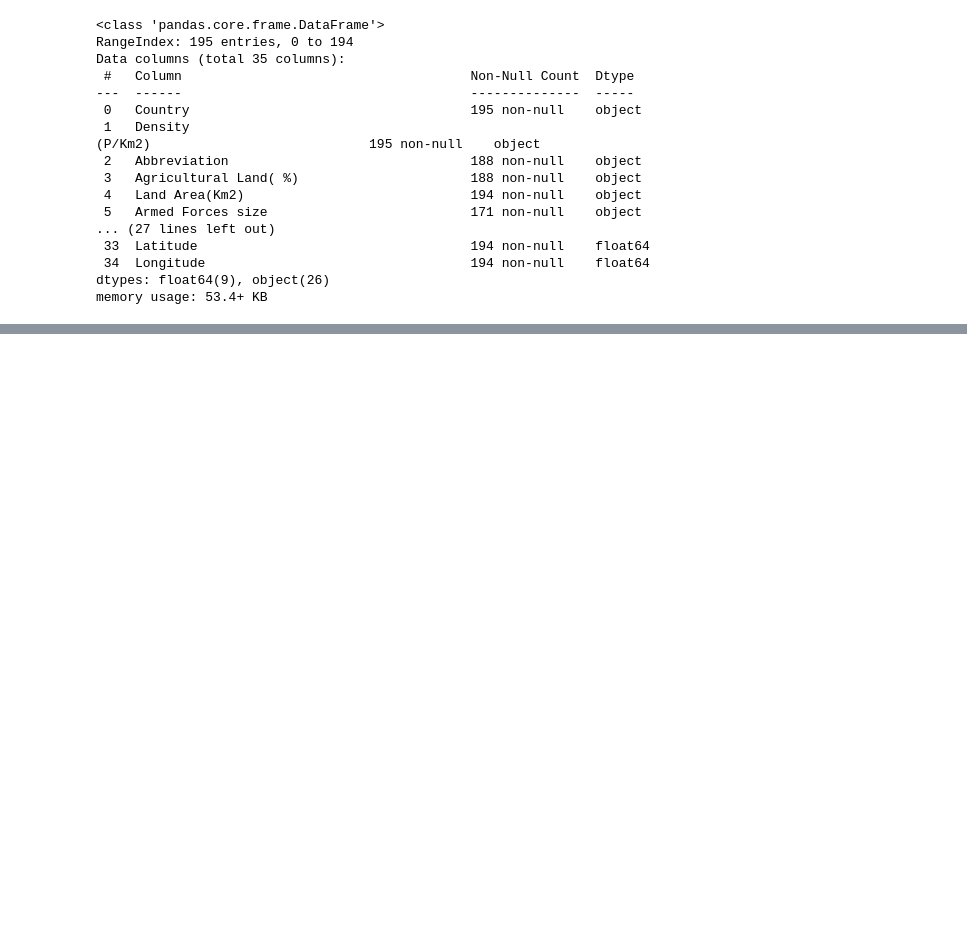
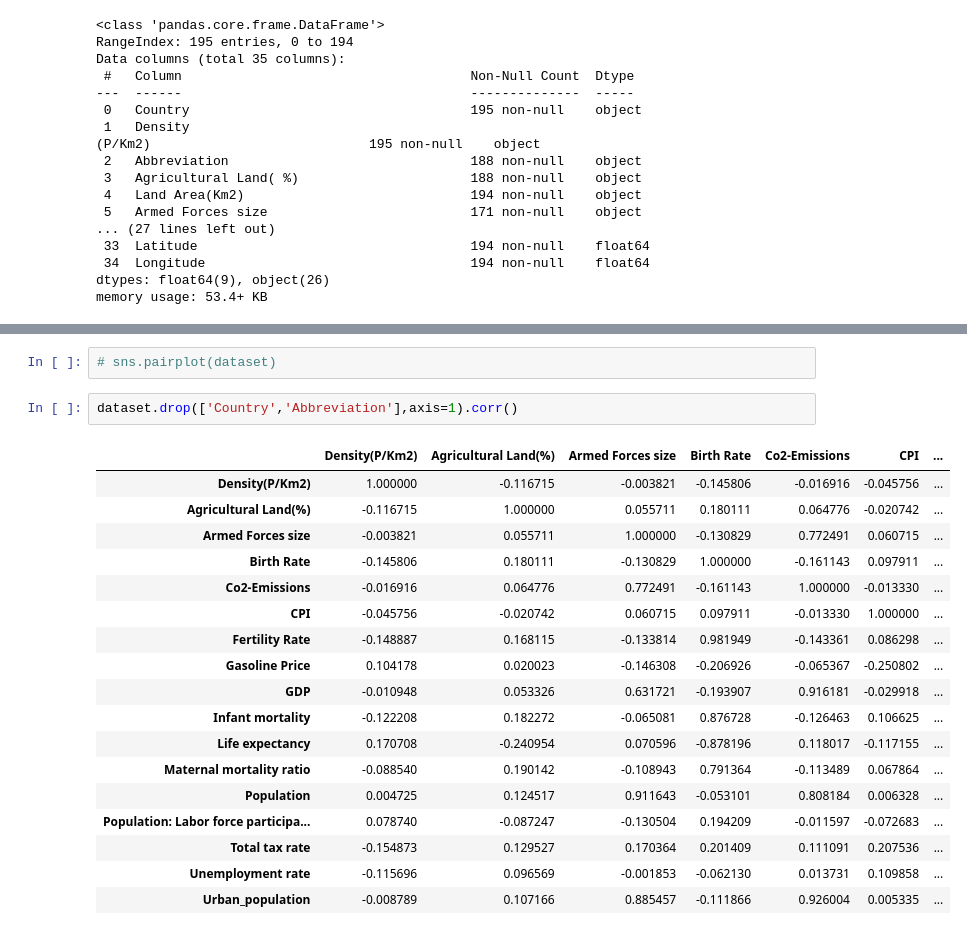
Before and after one commit to depa-tto/Multidimensional-Data-Visualization-exam, a Jupyter notebook: File_1.ipynb, the cells around one changed output, grey strips where cells are left out. Drawn from its saved outputs; the diff is of its cells as text; blank space fills up the shorter version.

```diff
--- a/File_1.ipynb
+++ b/File_1.ipynb
@@ -58,0 +110,23 @@ dataset.describe()
+# %%
+# sns.pairplot(dataset)
+# %%
+dataset.drop(['Country','Abbreviation'],axis=1).corr()
+# %% [output]
+|  | Density(P/Km2) | Agricultural Land(%) | Armed Forces size | Birth Rate | Co2-Emissions | CPI | ... |
+| Density(P/Km2) | 1.000000 | -0.116715 | -0.003821 | -0.145806 | -0.016916 | -0.045756 | ... |
+| Agricultural Land(%) | -0.116715 | 1.000000 | 0.055711 | 0.180111 | 0.064776 | -0.020742 | ... |
+| Armed Forces size | -0.003821 | 0.055711 | 1.000000 | -0.130829 | 0.772491 | 0.060715 | ... |
+| Birth Rate | -0.145806 | 0.180111 | -0.130829 | 1.000000 | -0.161143 | 0.097911 | ... |
+| Co2-Emissions | -0.016916 | 0.064776 | 0.772491 | -0.161143 | 1.000000 | -0.013330 | ... |
+| CPI | -0.045756 | -0.020742 | 0.060715 | 0.097911 | -0.013330 | 1.000000 | ... |
+| Fertility Rate | -0.148887 | 0.168115 | -0.133814 | 0.981949 | -0.143361 | 0.086298 | ... |
+| Gasoline Price | 0.104178 | 0.020023 | -0.146308 | -0.206926 | -0.065367 | -0.250802 | ... |
+| GDP | -0.010948 | 0.053326 | 0.631721 | -0.193907 | 0.916181 | -0.029918 | ... |
+| Infant mortality | -0.122208 | 0.182272 | -0.065081 | 0.876728 | -0.126463 | 0.106625 | ... |
+| Life expectancy | 0.170708 | -0.240954 | 0.070596 | -0.878196 | 0.118017 | -0.117155 | ... |
+| Maternal mortality ratio | -0.088540 | 0.190142 | -0.108943 | 0.791364 | -0.113489 | 0.067864 | ... |
+| Population | 0.004725 | 0.124517 | 0.911643 | -0.053101 | 0.808184 | 0.006328 | ... |
+| Population: Labor force participa... | 0.078740 | -0.087247 | -0.130504 | 0.194209 | -0.011597 | -0.072683 | ... |
+| Total tax rate | -0.154873 | 0.129527 | 0.170364 | 0.201409 | 0.111091 | 0.207536 | ... |
+| Unemployment rate | -0.115696 | 0.096569 | -0.001853 | -0.062130 | 0.013731 | 0.109858 | ... |
+| Urban_population | -0.008789 | 0.107166 | 0.885457 | -0.111866 | 0.926004 | 0.005335 | ... |
```
Also changed, not shown: parts of 13 cells of this notebook.
